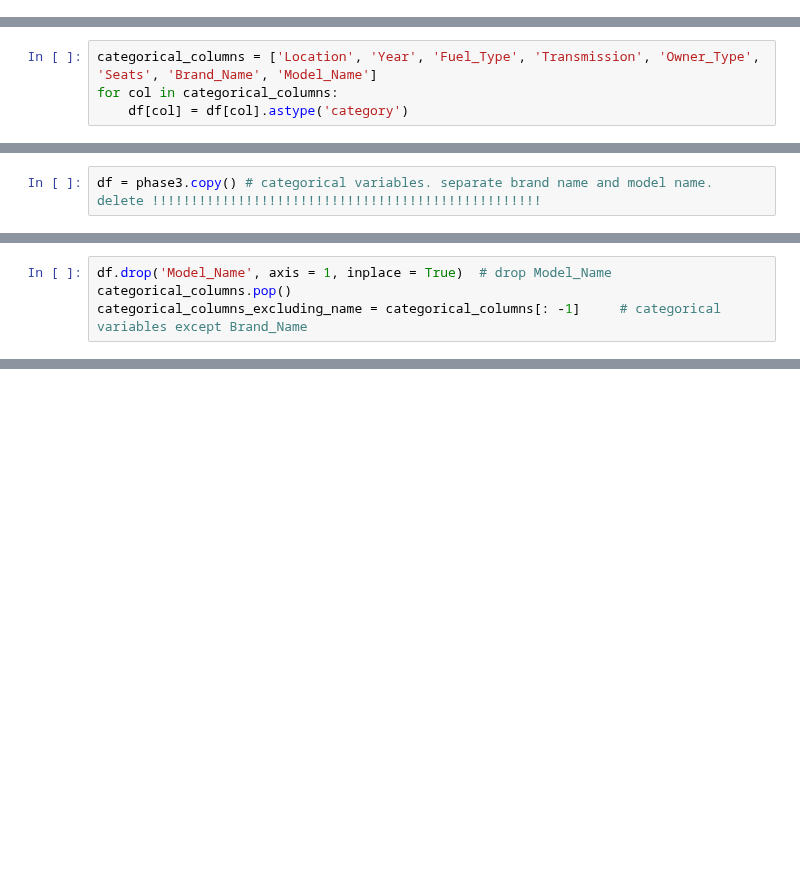
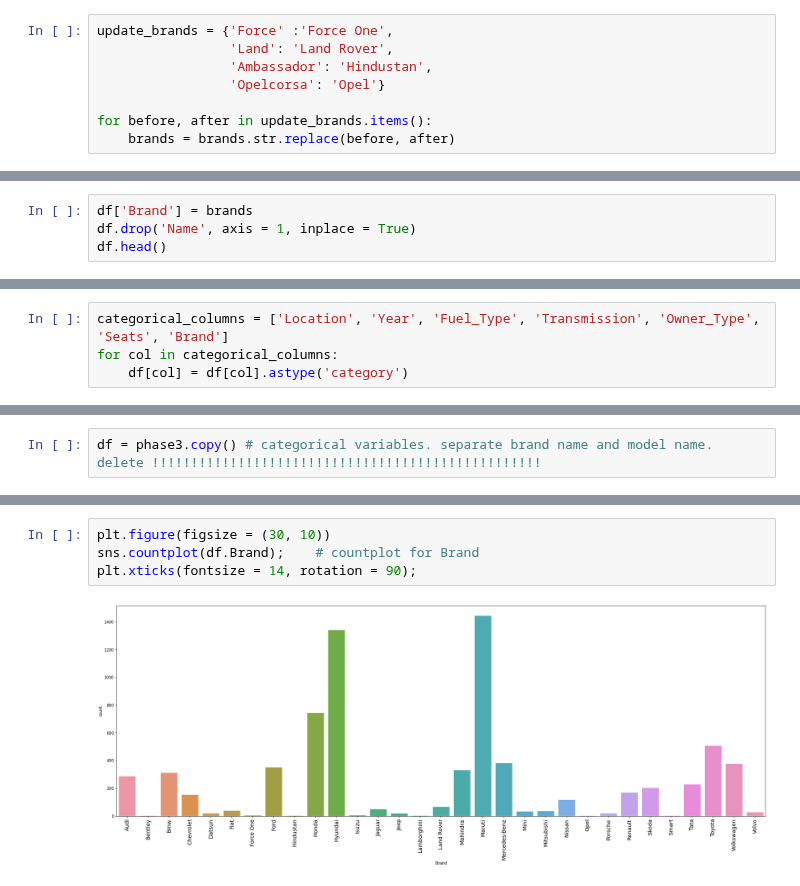
Before and after one commit to liangym2014/Data-science-and-machine-learning, a Jupyter notebook: 2.Cars4U_Project_Solution_Yanming.ipynb, the cells around one changed output, grey strips where cells are left out. Drawn from its saved outputs; the diff is of its cells as text; blank space fills up the shorter version.

```diff
--- a/2.Cars4U_Project_Solution_Yanming.ipynb
+++ b/2.Cars4U_Project_Solution_Yanming.ipynb
@@ -320,0 +339,8 @@ df.head()
+# %%
+update_brands = {'Force' :'Force One',
+                 'Land': 'Land Rover',
+                 'Ambassador': 'Hindustan',
+                 'Opelcorsa': 'Opel'}
+
+for before, after in update_brands.items():
+    brands = brands.str.replace(before, after)
@@ -320,0 +367,4 @@ df.head()
+# %%
+df['Brand'] = brands
+df.drop('Name', axis = 1, inplace = True)
+df.head()
@@ -321,5 +380,5 @@ df.head()
 # %%
-categorical_columns = ['Location', 'Year', 'Fuel_Type', 'Transmission', 'Owner_Type', 'Seats', 'Brand_Name', 'Model_Name']
+categorical_columns = ['Location', 'Year', 'Fuel_Type', 'Transmission', 'Owner_Type', 'Seats', 'Brand']
 for col in categorical_columns:
     df[col] = df[col].astype('category')
 # %%
@@ -411,4 +411,0 @@ for i, col in enumerate(numerical_columns):
-# %%
-df.drop('Model_Name', axis = 1, inplace = True)  # drop Model_Name
-categorical_columns.pop()
-categorical_columns_excluding_name = categorical_columns[: -1]     # categorical variables except Brand_Name
@@ -452,0 +477,6 @@ sns.pairplot(df, hue = 'Transmission');
+# %%
+plt.figure(figsize = (30, 10))
+sns.countplot(df.Brand);    # countplot for Brand
+plt.xticks(fontsize = 14, rotation = 90);
+# %% [output]
+[figure, added]
```
Also changed, not shown: parts of 54 cells of this notebook.
